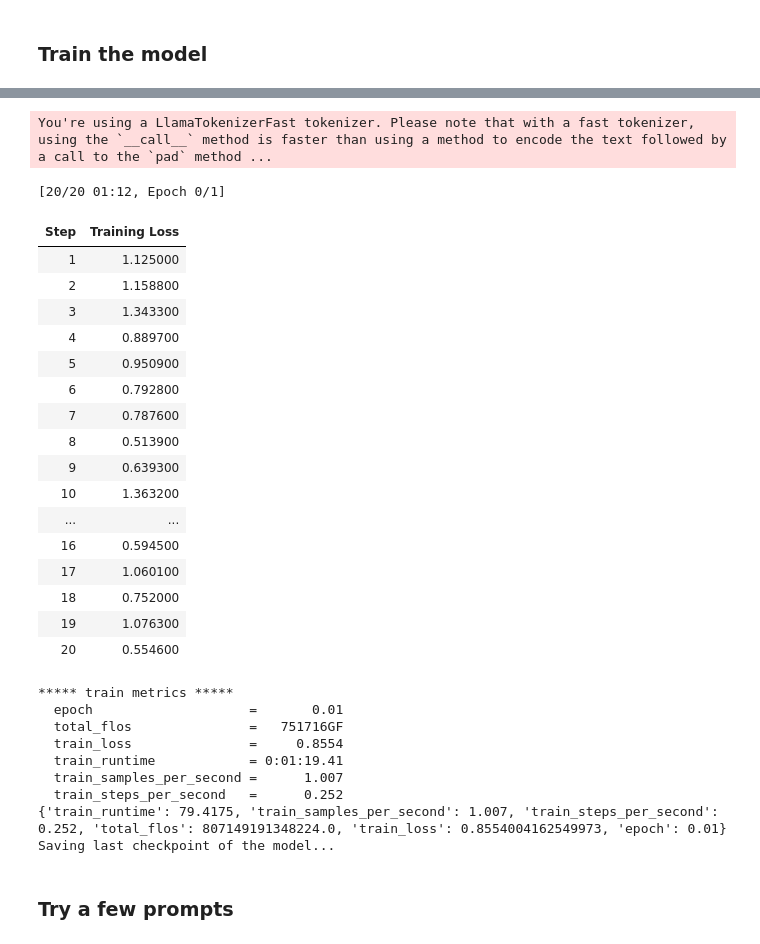
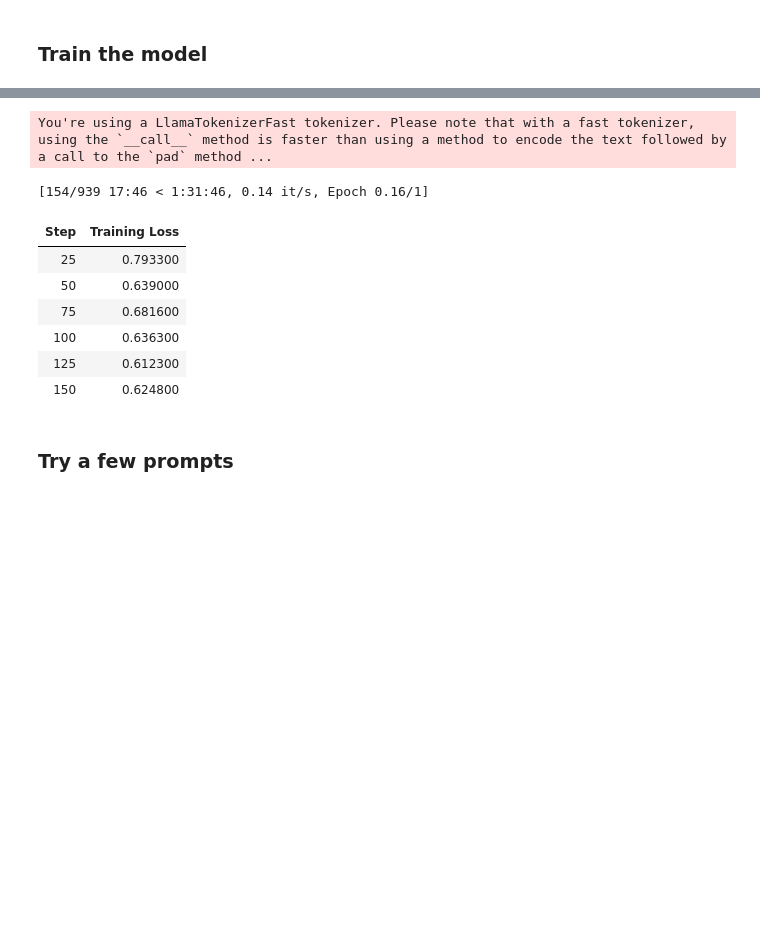
Before and after one commit to Valkea/Generative_AI, a Jupyter notebook: LLM_experiments/Instruction_fine_tuning_[Lllama7b_hf]_v02.ipynb, the cells around one changed output, grey strips where cells are left out. Cells and saved outputs as stored; diff of their text form; code cells hidden in the pictures; blank space fills up the shorter version.

```diff
--- a/LLM_experiments/Instruction_fine_tuning_[Lllama7b_hf]_v02.ipynb
+++ b/LLM_experiments/Instruction_fine_tuning_[Lllama7b_hf]_v02.ipynb
@@ -287,15 +298,2 @@ In order to optimize the RAM required for the fine-tuning we will use **LoRA** *
 # %% [markdown]
 ### Define BitsAndBytesConfig
-# %%
-import torch
-from transformers import BitsAndBytesConfig
-
-def create_bnb_config():
-    bnb_config = BitsAndBytesConfig(
-        load_in_4bit=True,
-        bnb_4bit_use_double_quant=True,
-        bnb_4bit_quant_type="nf4",
-        bnb_4bit_compute_dtype=torch.bfloat16,
-    )
-
-    return bnb_config
@@ -390,7 +413,7 @@ Preprocessing dataset...
 ### Train the model
 # %%
 from peft import prepare_model_for_kbit_training, get_peft_model
-# from trl import SFTTrainer
+from trl import SFTTrainer
 from transformers import DataCollatorForLanguageModeling, Trainer, TrainingArguments
 
 def train(model, tokenizer, dataset, output_dir, max_seq_length=None, training_args=None, format_function=None):
@@ -410,23 +433,24 @@ def train(model, tokenizer, dataset, output_dir, max_seq_length=None, training_a
 
     # 4 - Definer Trainer
 
-    #trainer = SFTTrainer( # SFTTrainer is the same as Trainer but it accepts a PEFT config so it can run LoRA fine-tuning.
+    trainer = SFTTrainer( # SFTTrainer is the same as Trainer but it accepts a PEFT config so it can run LoRA fine-tuning.
+        model=model,
+        train_dataset=dataset,
+        peft_config=peft_config,
+        dataset_text_field="text",
+        # formatting_func=format_function,
+        max_seq_length=max_seq_length,
+        tokenizer=tokenizer,
+        packing=False, # was True, # Pack multiple short examples in the same input sequence to increase efficiency
+        args=training_args,
+    )
+
+    #trainer = Trainer(
     #    model=model,
     #    train_dataset=dataset,
-    #    peft_config=peft_config,
-    #    max_seq_length=max_seq_length,
-    #    tokenizer=tokenizer,
-    #    packing=True,
-    #    formatting_func=format_function,
     #    args=training_args,
+    #    data_collator=DataCollatorForLanguageModeling(tokenizer, mlm=False)
     #)
-
-    trainer = Trainer(
-        model=model,
-        train_dataset=dataset,
-        args=training_args,
-        data_collator=DataCollatorForLanguageModeling(tokenizer, mlm=False)
-    )
 
     model.config.use_cache = False  # re-enable for inference to speed up predictions for similar inputs
 
@@ -463,6 +487,6 @@ def train(model, tokenizer, dataset, output_dir, max_seq_length=None, training_a
     trainer.save_model(output_dir)
 
     # -- 8 - Free memory for merging weights
-    del model
+    # del model
     del trainer
     torch.cuda.empty_cache()
@@ -483,3 +562,4 @@ training_args = TrainingArguments(
 # %%
+max_length = None
 train(model, tokenizer, dataset, output_dir, max_length, training_args, create_prompt_formats)
 # %% [output]
@@ -488,32 +568,13 @@ torch.uint8 3238002688 0.9145892939574456
 Training...
 You're using a LlamaTokenizerFast tokenizer. Please note that with a fast tokenizer, using the `__call__` method is faster than using a method to encode the text followed by a call to the `pad` method ...
-[20/20 01:12, Epoch 0/1]
+[154/939 17:46 < 1:31:46, 0.14 it/s, Epoch 0.16/1]
 | Step | Training Loss |
-| 1 | 1.125000 |
-| 2 | 1.158800 |
-| 3 | 1.343300 |
-| 4 | 0.889700 |
-| 5 | 0.950900 |
-| 6 | 0.792800 |
-| 7 | 0.787600 |
-| 8 | 0.513900 |
-| 9 | 0.639300 |
-| 10 | 1.363200 |
-| ... | ... |
-| 16 | 0.594500 |
-| 17 | 1.060100 |
-| 18 | 0.752000 |
-| 19 | 1.076300 |
-| 20 | 0.554600 |
+| 25 | 0.793300 |
+| 50 | 0.639000 |
+| 75 | 0.681600 |
+| 100 | 0.636300 |
+| 125 | 0.612300 |
+| 150 | 0.624800 |
-***** train metrics *****
-  epoch                    =       0.01
-  total_flos               =   751716GF
-  train_loss               =     0.8554
-  train_runtime            = 0:01:19.41
-  train_samples_per_second =      1.007
-  train_steps_per_second   =      0.252
-{'train_runtime': 79.4175, 'train_samples_per_second': 1.007, 'train_steps_per_second': 0.252, 'total_flos': 807149191348224.0, 'train_loss': 0.8554004162549973, 'epoch': 0.01}
-Saving last checkpoint of the model...
 # %% [markdown]
 ### Try a few prompts
 # %%
```
Also changed, not shown: parts of 26 cells of this notebook.
